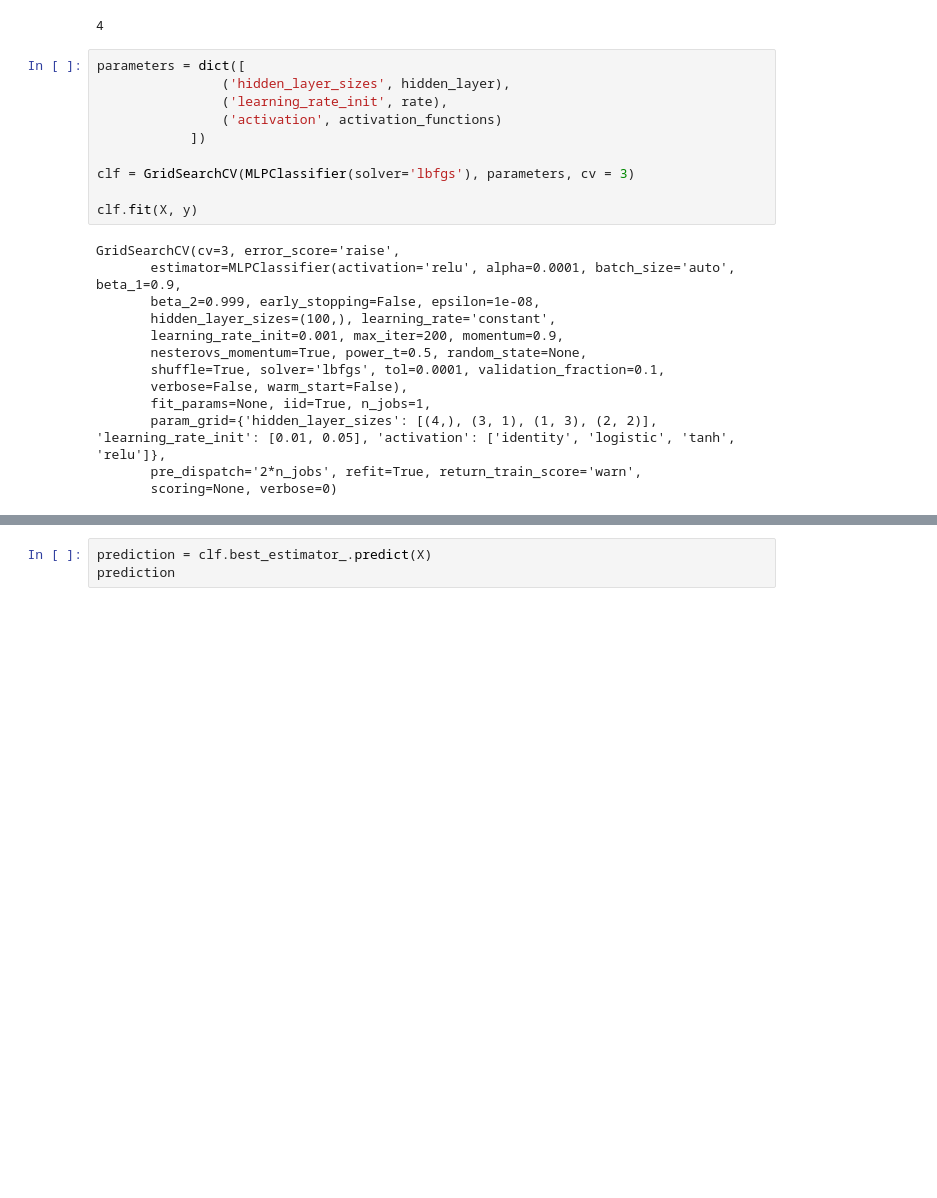
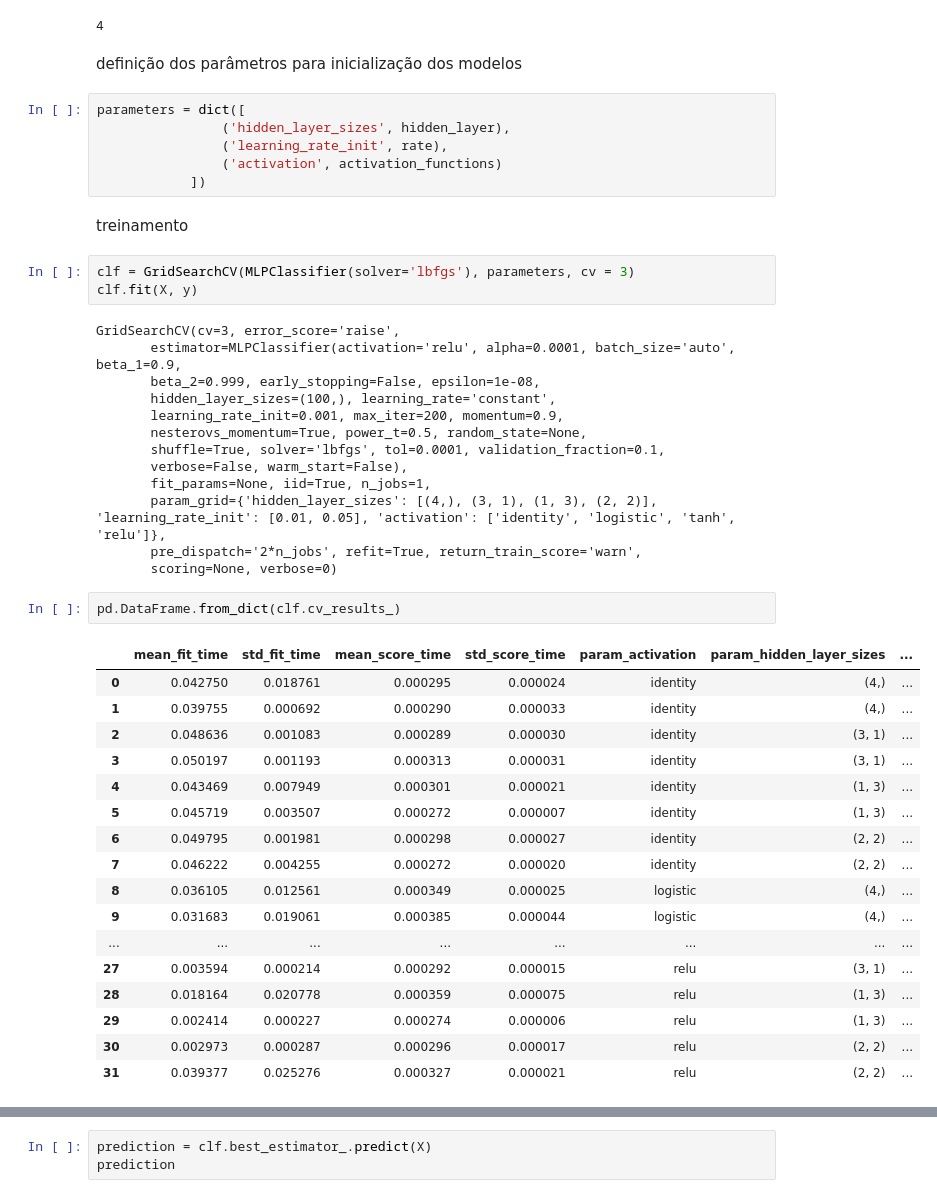
Before and after one commit to julianyraiol/RNA-Works, a Jupyter notebook: Projeto_4/develop/modelo/modelo.ipynb, the cells around one changed output, grey strips where cells are left out. Cells and saved outputs as stored; diff of their text form; blank space fills up the shorter version.

Commit message:
atualizações no modelo

```diff
--- a/Projeto_4/develop/modelo/modelo.ipynb
+++ b/Projeto_4/develop/modelo/modelo.ipynb
@@ -57,15 +65,18 @@ hidden_layer = [(4,), (3,1), (1,3), (2,2)]
 print(neuron_h)
 # %% [output]
 4
+# %% [markdown]
+definição dos parâmetros para inicialização dos modelos
+# %%
+parameters = dict([
+                ('hidden_layer_sizes', hidden_layer),
+                ('learning_rate_init', rate),
+                ('activation', activation_functions)
+            ])
+# %% [markdown]
+treinamento
 # %%
-parameters = dict([
-                ('hidden_layer_sizes', hidden_layer),
-                ('learning_rate_init', rate),
-                ('activation', activation_functions)
-            ])
-
 clf = GridSearchCV(MLPClassifier(solver='lbfgs'), parameters, cv = 3)
-
 clf.fit(X, y)
 # %% [output]
 GridSearchCV(cv=3, error_score='raise',
@@ -80,6 +91,26 @@ GridSearchCV(cv=3, error_score='raise',
        param_grid={'hidden_layer_sizes': [(4,), (3, 1), (1, 3), (2, 2)], 'learning_rate_init': [0.01, 0.05], 'activation': ['identity', 'logistic', 'tanh', 'relu']},
        pre_dispatch='2*n_jobs', refit=True, return_train_score='warn',
        scoring=None, verbose=0)
+# %%
+pd.DataFrame.from_dict(clf.cv_results_)
+# %% [output]
+|  | mean_fit_time | std_fit_time | mean_score_time | std_score_time | param_activation | param_hidden_layer_sizes | ... |
+| 0 | 0.042750 | 0.018761 | 0.000295 | 0.000024 | identity | (4,) | ... |
+| 1 | 0.039755 | 0.000692 | 0.000290 | 0.000033 | identity | (4,) | ... |
+| 2 | 0.048636 | 0.001083 | 0.000289 | 0.000030 | identity | (3, 1) | ... |
+| 3 | 0.050197 | 0.001193 | 0.000313 | 0.000031 | identity | (3, 1) | ... |
+| 4 | 0.043469 | 0.007949 | 0.000301 | 0.000021 | identity | (1, 3) | ... |
+| 5 | 0.045719 | 0.003507 | 0.000272 | 0.000007 | identity | (1, 3) | ... |
+| 6 | 0.049795 | 0.001981 | 0.000298 | 0.000027 | identity | (2, 2) | ... |
+| 7 | 0.046222 | 0.004255 | 0.000272 | 0.000020 | identity | (2, 2) | ... |
+| 8 | 0.036105 | 0.012561 | 0.000349 | 0.000025 | logistic | (4,) | ... |
+| 9 | 0.031683 | 0.019061 | 0.000385 | 0.000044 | logistic | (4,) | ... |
+| ... | ... | ... | ... | ... | ... | ... | ... |
+| 27 | 0.003594 | 0.000214 | 0.000292 | 0.000015 | relu | (3, 1) | ... |
+| 28 | 0.018164 | 0.020778 | 0.000359 | 0.000075 | relu | (1, 3) | ... |
+| 29 | 0.002414 | 0.000227 | 0.000274 | 0.000006 | relu | (1, 3) | ... |
+| 30 | 0.002973 | 0.000287 | 0.000296 | 0.000017 | relu | (2, 2) | ... |
+| 31 | 0.039377 | 0.025276 | 0.000327 | 0.000021 | relu | (2, 2) | ... |
 # %%
 clf.best_estimator_
 # %% [output]
```
Also changed, not shown: parts of 7 cells of this notebook.
